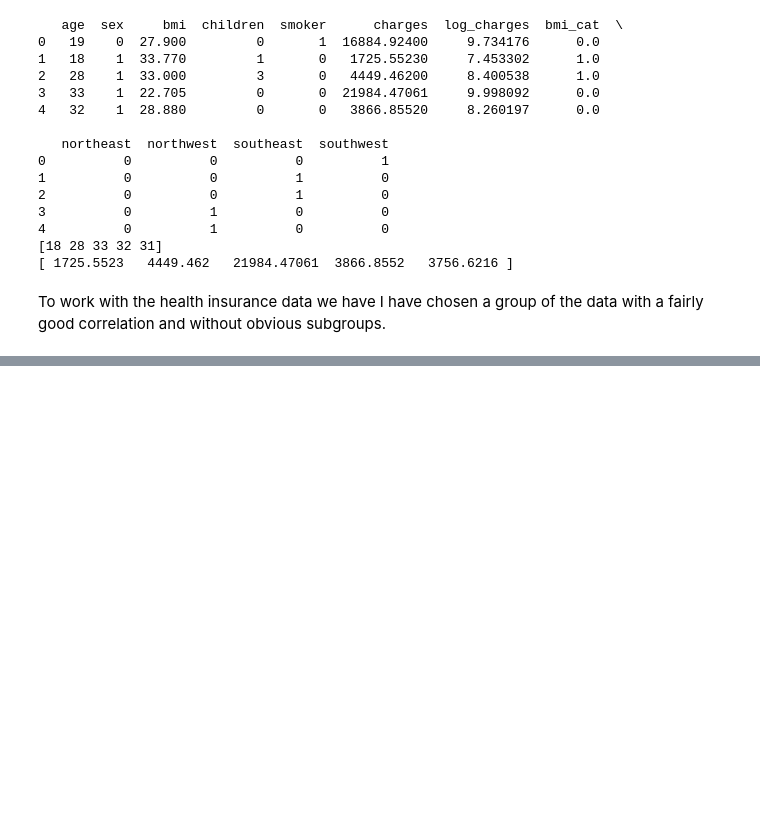
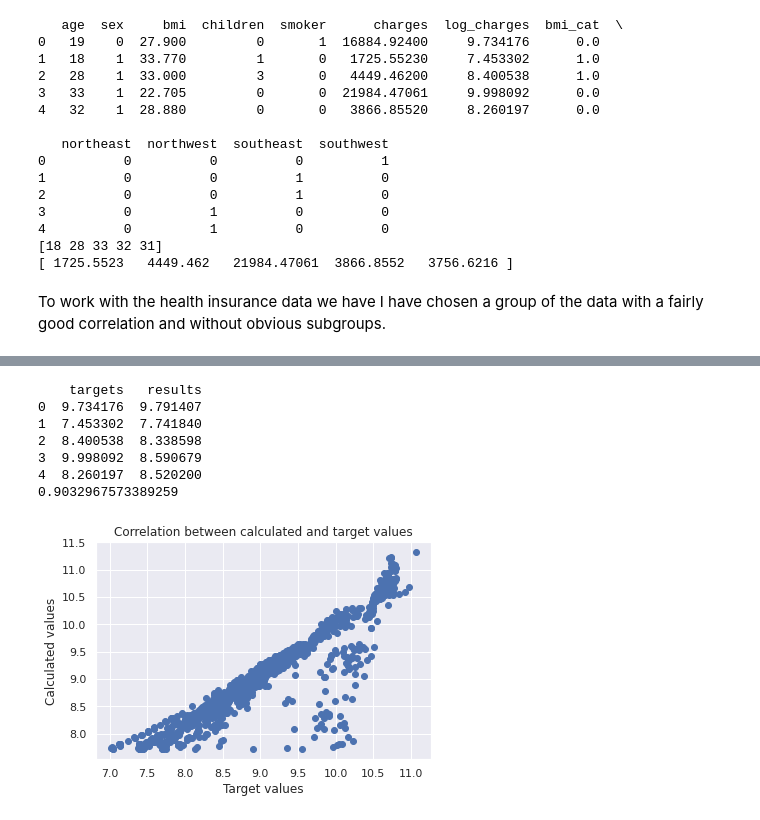
Before and after one commit to foxfoxfox7/Learning-machine-learning, a Jupyter notebook: linear_regression/health_insurance.ipynb, the cells around one changed output, grey strips where cells are left out. Cells and saved outputs as stored; diff of their text form; code cells hidden in the pictures; blank space fills up the shorter version.

```diff
--- a/linear_regression/health_insurance.ipynb
+++ b/linear_regression/health_insurance.ipynb
@@ -328,0 +621,22 @@ We now go back to our full data set to use all of these features to create a lin
+# %%
+df_final_i = pd.concat([df_nonsmokers_i, df_smokers_i])
+df_final_i = df_final_i.sort_index()
+df_final_t = pd.concat([df_nonsmokers_t, df_smokers_t])
+df_final_t = df_final_t.sort_index()
+print(df_final_t.head())
+print(df_final_t['targets'].corr(df_final_t['results']))
+
+plt.scatter(df_final_t['targets'].values, df_final_t['results'].values)
+plt.title('Correlation between calculated and target values')
+plt.xlabel('Target values')
+plt.ylabel('Calculated values')
+plt.show()
+# %% [output]
+    targets   results
+0  9.734176  9.791407
+1  7.453302  7.741840
+2  8.400538  8.338598
+3  9.998092  8.590679
+4  8.260197  8.520200
+0.9032967573389259
+[figure, added]
```
Also changed, not shown: parts of 32 cells of this notebook, 1 other file.
